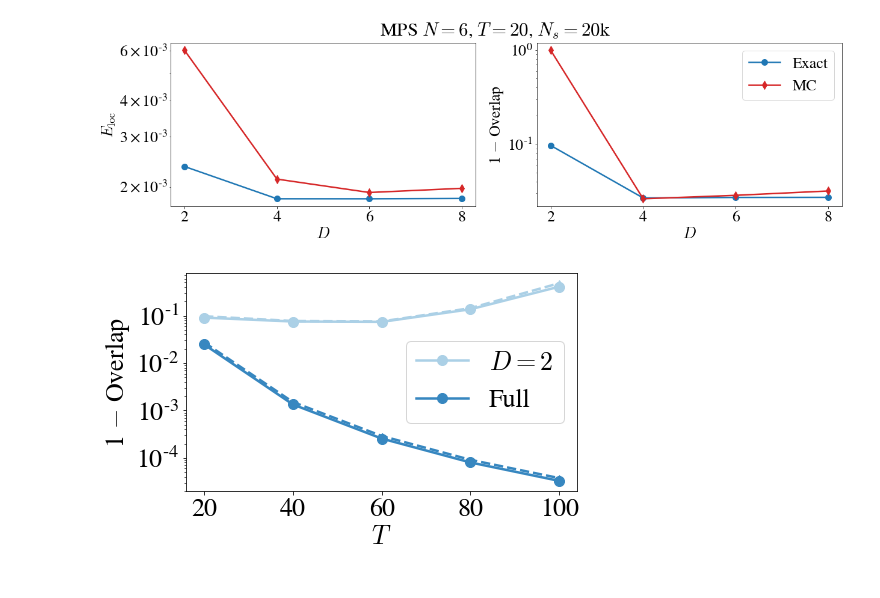
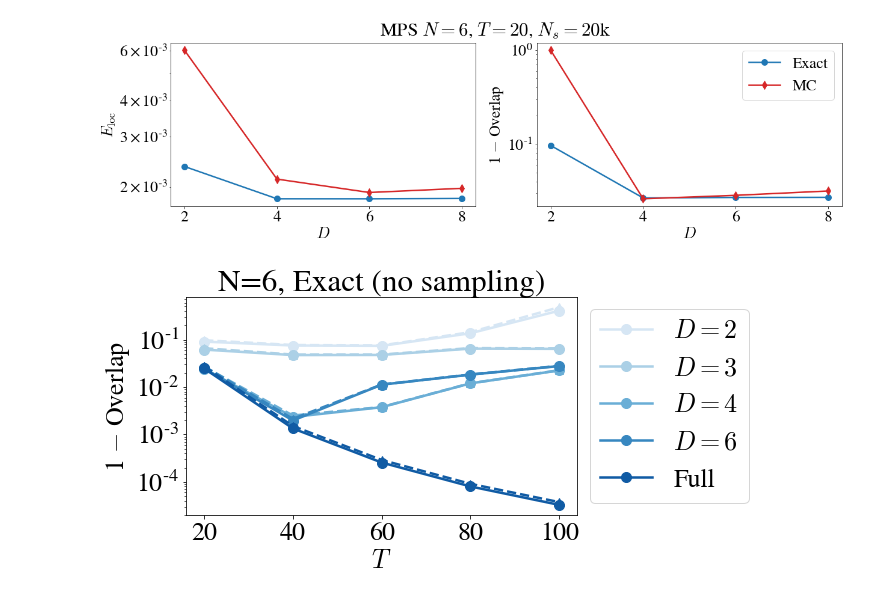
Before and after one commit to stavros11/Time-Evolution, a Jupyter notebook: plotter.ipynb, the cells around one changed output. Saved outputs shown, nothing was run; the diff lists cells and outputs as text; code cells hidden in the pictures.

```diff
--- a/plotter.ipynb
+++ b/plotter.ipynb
@@ -206,40 +170,41 @@ for x, y in zip(all_states, sampling):
 [figure]
 # %%
 T_list = [20, 40, 60, 80, 100]
-D_list = [2]
+D_list = [2, 3, 4, 6]
 
 full = []
 mps = [[] for D in D_list]
 
 for T in T_list:
     full.append(h5py.File("histories/N=6/allstates_fullwv_N6M{}.h5py".format(T), "r"))
     for i, D in enumerate(D_list):
         mps[i].append(h5py.File("histories/N=6/allstates_mpsD{}_N6M{}.h5py".format(D, T), "r"))
 
 overlaps = {}
 avg_overlaps = {}
 for i, D in enumerate(D_list):
     overlaps["$D={}$".format(D)] = np.array([x["overlaps"][:][-1] for x in mps[i]])
     avg_overlaps["$D={}$".format(D)] = np.array([x["avg_overlaps"][:][-1] for x in mps[i]])
 overlaps["Full"] = np.array([x["overlaps"][:][-1] for x in full])
 avg_overlaps["Full"] = np.array([x["avg_overlaps"][:][-1] for x in full])
 
 for x in full:
     x.close()
 for x in mps:
     for y in x:
         y.close()
 
 cseq = sns.color_palette("Blues", len(D_list) + 1)
 
 plt.figure(figsize=(7, 4))
+plt.title("N=6, Exact (no sampling)")
 for i, k in enumerate(overlaps.keys()):
-    plt.semilogy(T_list, 1 - overlaps[k], linestyle="--", color=cseq[i], linewidth=2.5, marker="^", markersize=7)
+    plt.semilogy(T_list, 1 - overlaps[k], linestyle="--", color=cseq[i], linewidth=2.5, marker="^", markersize=8)
     plt.semilogy(T_list, 1 - avg_overlaps[k], color=cseq[i], linewidth=2.5, marker="o", markersize=10, label=k)
 plt.xlabel("$T$")
 plt.ylabel("1 $-$ Overlap")
-plt.legend()
+plt.legend(loc='center left', bbox_to_anchor=(1, 0.5))
 
 plt.show()
 # %% [output]
-[figure, old version]
+[figure, new version]
```
Also changed, not shown: parts of 2 cells of this notebook, 1 other file.
